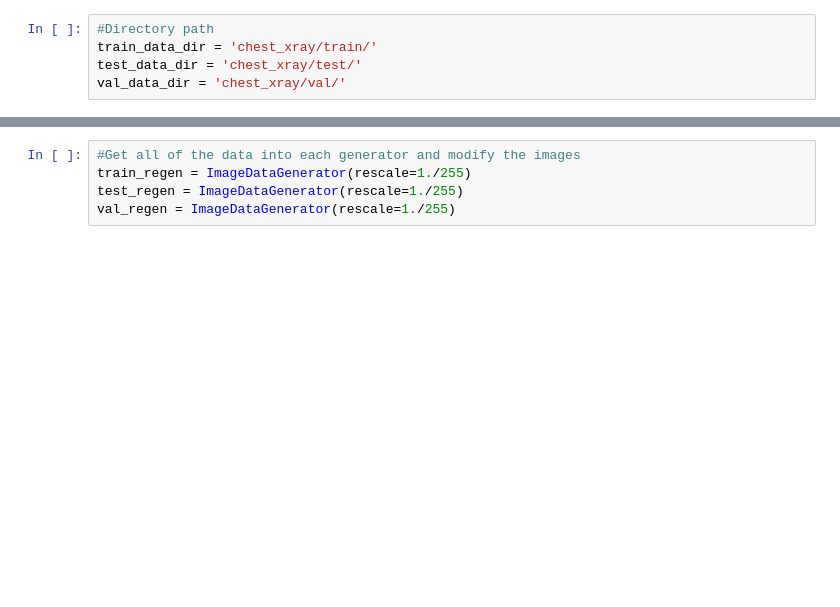
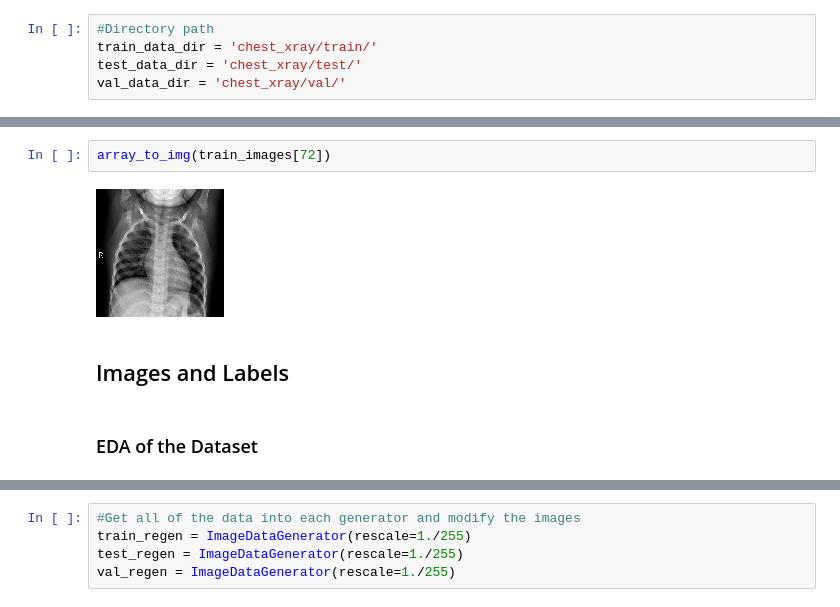
Before and after one commit to Ericusick/Chest_X-Ray-Image_Classification, a Jupyter notebook: X-ray.ipynb, the cells around one changed output, grey strips where cells are left out. Saved outputs shown, nothing was run; the diff lists cells and outputs as text; blank space fills up the shorter version.

```diff
--- a/X-ray.ipynb
+++ b/X-ray.ipynb
@@ -29,0 +62,8 @@ val_data_dir = 'chest_xray/val/'
+# %%
+array_to_img(train_images[72])
+# %% [output]
+[figure, added]
+# %% [markdown]
+## Images and Labels
+# %% [markdown]
+### EDA of the Dataset
```
Also changed, not shown: parts of 92 cells of this notebook.
